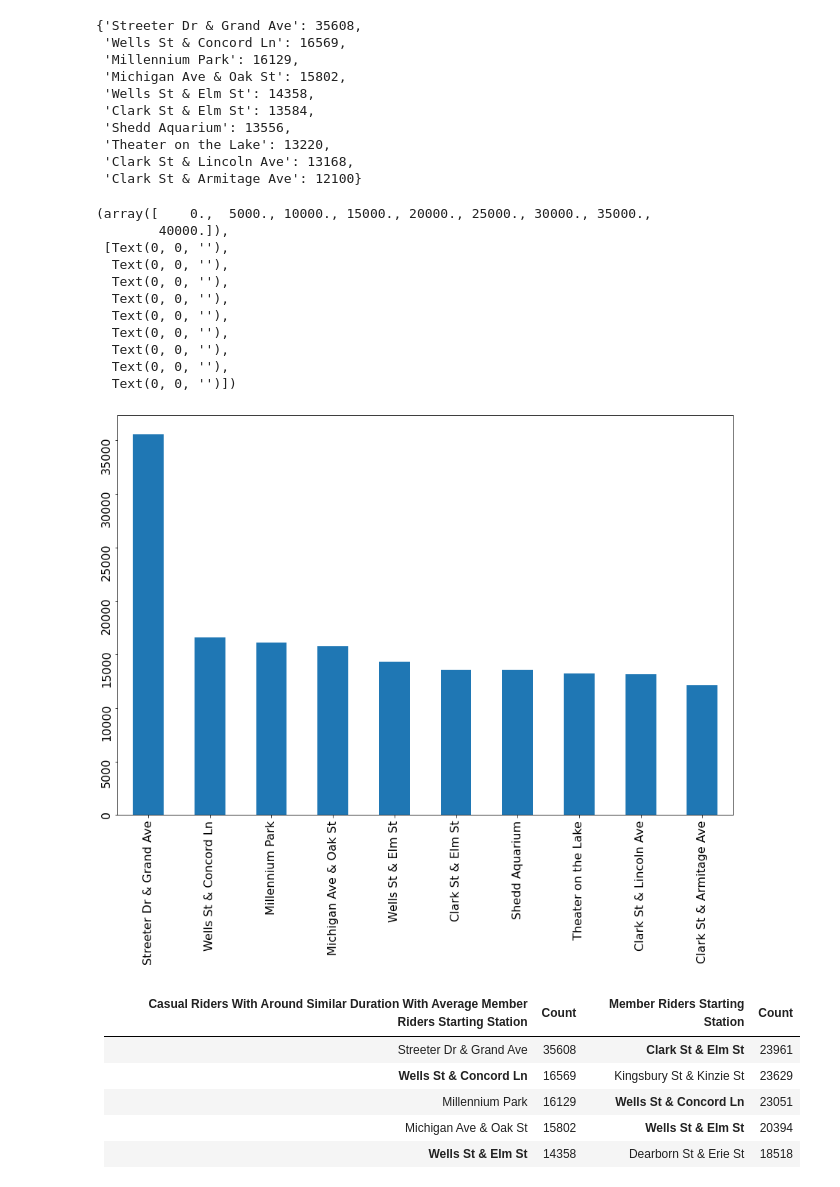
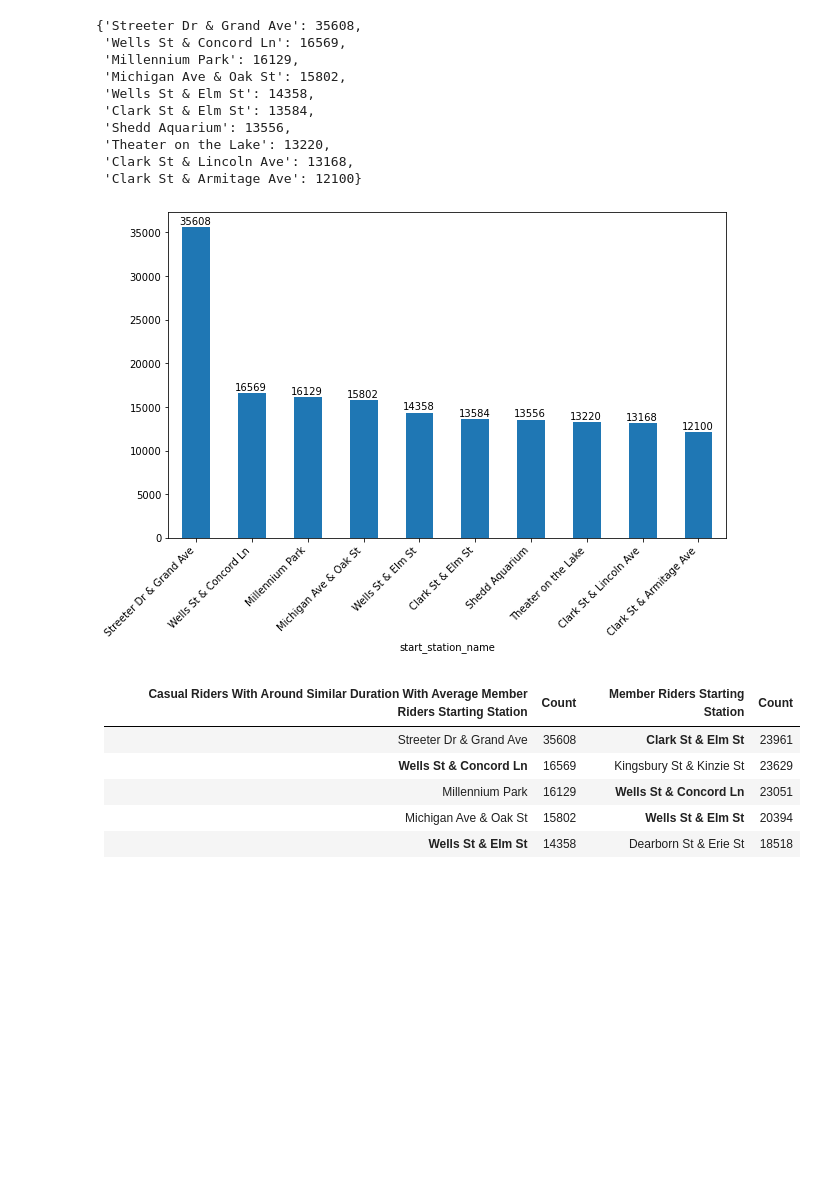
Before and after one commit to rinogrego/Google-Data-Analytics-Capstone-Project, a Jupyter notebook: Case Study 1 - How Does a Bike-Share Navigate Speedy Success/Case-Study-1_Google-Data-Analytics-Certification-Program.ipynb, the cells around one changed output. Cells and saved outputs as stored; diff of their text form; code cells hidden in the pictures; blank space fills up the shorter version.

```diff
--- a/Case Study 1 - How Does a Bike-Share Navigate Speedy Success/Case-Study-1_Google-Data-Analytics-Certification-Program.ipynb
+++ b/Case Study 1 - How Does a Bike-Share Navigate Speedy Success/Case-Study-1_Google-Data-Analytics-Certification-Program.ipynb
@@ -415,5 +454,7 @@ import numpy as np
 # %%
-distance_val = []
+distance_val_m = []
+distance_val_km = []
+
 baris = 0
 for row in df_all_clean.values:
     baris += 1
@@ -429,10 +470,14 @@ for row in df_all_clean.values:
     coords_1 = (lat_start, long_start)
     coords_2 = (lat_end, long_end)
 
-    jarak = geodesic(coords_1, coords_2).km
-    distance_val.append(jarak)
+    jarak_m = geodesic(coords_1, coords_2).m
+    jarak_km = geodesic(coords_1, coords_2).km
 
-df_all_clean['distance_in_km'] = np.array(distance_val)
+    distance_val_m.append(jarak_m)
+    distance_val_km.append(jarak_km)
+
+df_all_clean['distance_in_meter'] = np.array(distance_val_m)
+df_all_clean['distance_in_km'] = np.array(distance_val_km)
 df_all_clean.head()
 # %% [output]
 Processing row: 4630225
@@ -535,7 +724,7 @@ First get the cleaned data
 # %%
 import pandas as pd
 
-df_all_clean = pd.read_csv('dataset/cleaned-trip-data.csv')
+# df_all_clean = pd.read_csv('dataset/cleaned-trip-data.csv')
 # %%
 df_all_clean.info()
 # %% [output]
@@ -722,8 +913,12 @@ casual_startloc
  'DuSable Lake Shore Dr & Monroe St': 15935,
  'Wells St & Elm St': 15830}
 # %%
-plt.figure(figsize=(15, 10))
+plt.figure(figsize=(10, 6))
 casual_starting_top10.plot(kind='bar')
-plt.xticks(rotation=45, size=20, ha='right')
+plt.xticks(rotation=45, ha='right')
 plt.yticks(size=15)
+
+xlocs, xlabs = plt.xticks()
+for i, v in enumerate(casual_starting_top10):
+    plt.text(xlocs[i] - 0.3, v + 1000, str(v))
 # %% [output]
@@ -855,8 +1043,12 @@ member_startloc
  'Clinton St & Madison St': 17041,
  'Desplaines St & Kinzie St': 16262}
 # %%
-plt.figure(figsize=(15, 10))
+plt.figure(figsize=(10, 6))
 member_starting_top10.plot(kind='bar')
-plt.xticks(rotation=45, size=15, ha='right')
+plt.xticks(rotation=45, ha='right')
 plt.yticks(size=15)
+
+xlocs, xlabs = plt.xticks()
+for i, v in enumerate(member_starting_top10):
+    plt.text(xlocs[i] - 0.3, v + 300, str(v))
 # %% [output]
@@ -968,27 +1150,15 @@ similar_duration
  'Clark St & Lincoln Ave': 13168,
  'Clark St & Armitage Ave': 12100}
 # %%
-fig, ax = plt.subplots(figsize=(15, 10))
-# plt.figure(figsize=(15, 10))
+plt.figure(figsize=(10, 6))
 casual_top_10_most_starting_stations_duration_filtered.plot(kind='bar')
-# plt.xticks(rotation=45, size=15, ha='right')
-plt.ylabel('')
-plt.xlabel('')
-plt.xticks(size=16)
-plt.yticks(size=16, rotation=90)
+plt.xticks(rotation=45, ha='right')
+
+xlocs, xlabs = plt.xticks()
+for i, v in enumerate(casual_top_10_most_starting_stations_duration_filtered):
+    plt.text(xlocs[i] - 0.3, v + 300, str(v))
 # %% [output]
-(array([    0.,  5000., 10000., 15000., 20000., 25000., 30000., 35000.,
-        40000.]),
- [Text(0, 0, ''),
-  Text(0, 0, ''),
-  Text(0, 0, ''),
-  Text(0, 0, ''),
-  Text(0, 0, ''),
-  Text(0, 0, ''),
-  Text(0, 0, ''),
-  Text(0, 0, ''),
-  Text(0, 0, '')])
-[figure, old version]
+[figure, new version]
 # %% [markdown]
 | **Casual** Riders With Around Similar Duration With Average Member Riders Starting Station          | Count | **Member** Riders Starting Station  | Count |
 | :--                                  |  ---  | :--                          |  ---  |
```
Also changed, not shown: parts of 66 cells of this notebook.
